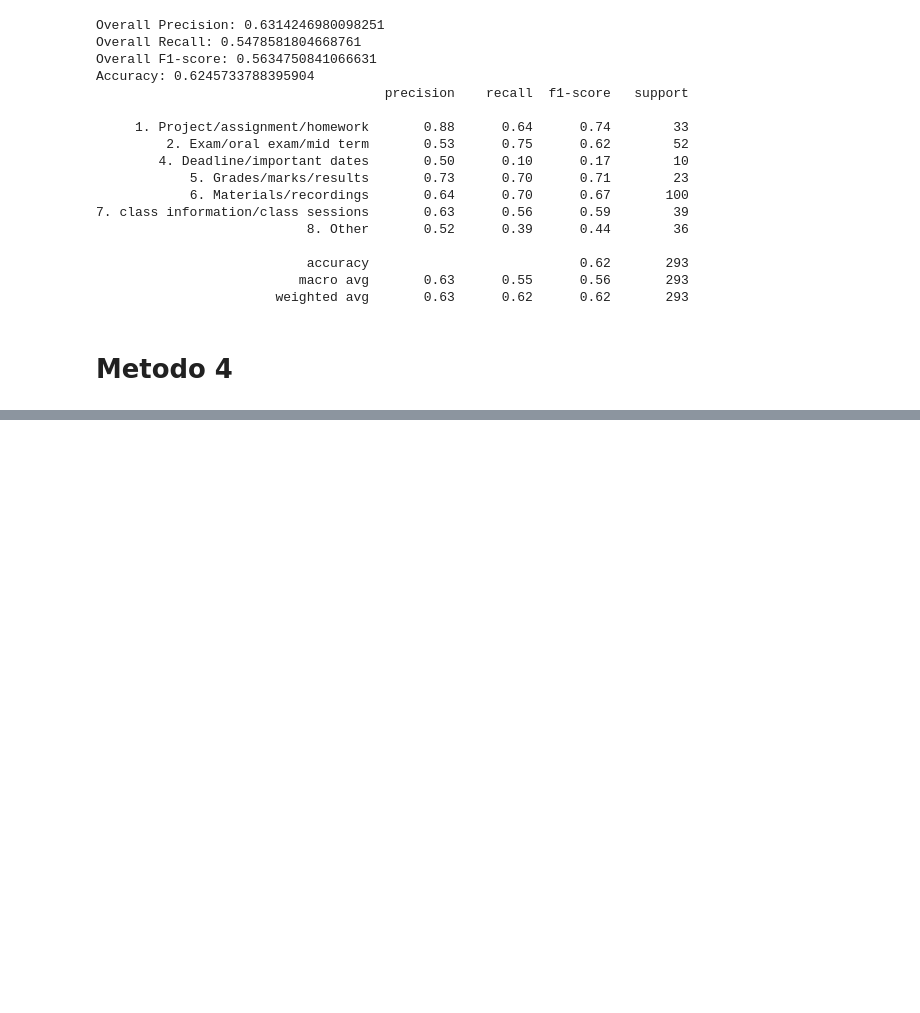
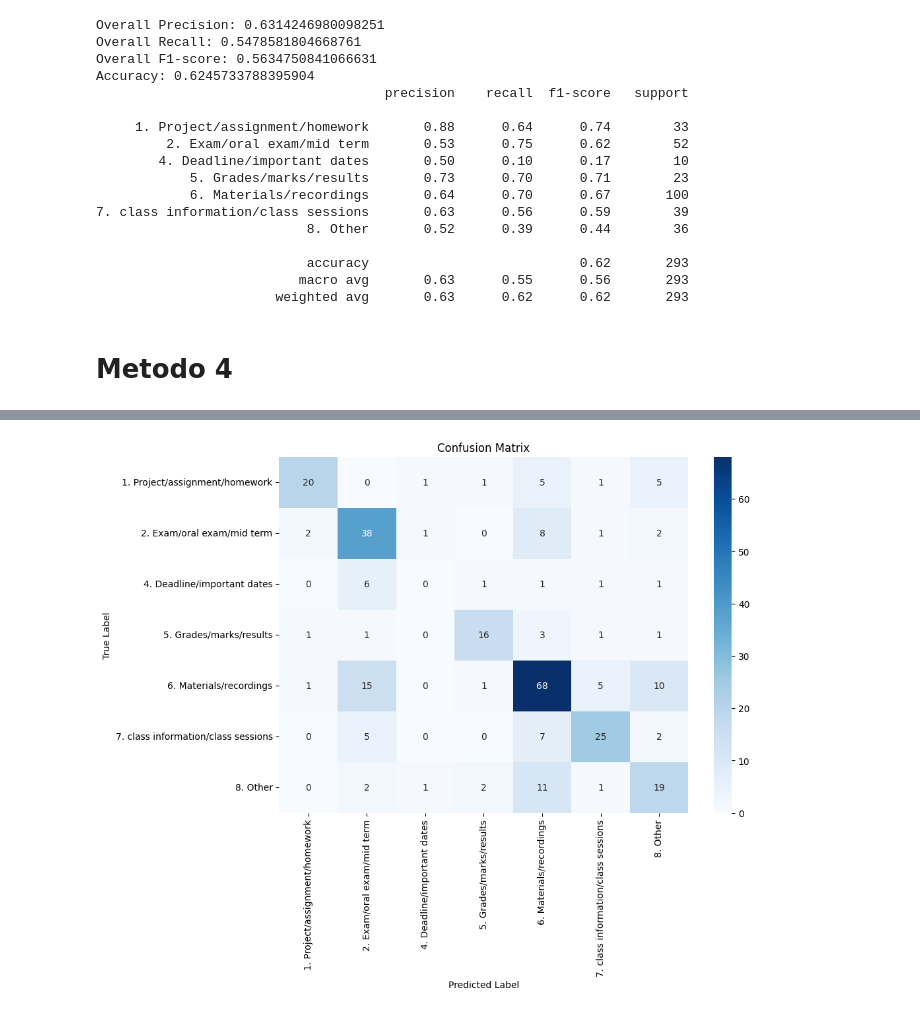
Before and after one commit to amirmosio/telegram-event-detection, a Jupyter notebook: TFIDF_Methods_For_Topic_Classification.ipynb, the cells around one changed output, grey strips where cells are left out. Saved outputs shown, nothing was run; the diff lists cells and outputs as text; code cells hidden in the pictures; blank space fills up the shorter version.

```diff
--- a/TFIDF_Methods_For_Topic_Classification.ipynb
+++ b/TFIDF_Methods_For_Topic_Classification.ipynb
@@ -490,0 +561,33 @@ Fitting 5 folds for each of 108 candidates, totalling 540 fits
+# %%
+# Dividi il dataset in set di addestramento e di test in modo stratificato
+X_train, X_test, y_train, y_test = train_test_split(X, y, test_size=0.2, random_state=42, stratify=y)
+
+# Definisci il pipeline per il preprocessing e la modellazione
+pipeline = ImbPipeline([
+    ('vectorizer', TfidfVectorizer(ngram_range=(1, 2))),
+    ('smote', SMOTE(random_state=42)),
+    ('classifier', VotingClassifier(
+        estimators=[
+            ('svm', SVC(C=1, gamma=0.01, kernel='linear', class_weight='balanced')),
+            ('rf', RandomForestClassifier(n_estimators=100, class_weight='balanced')),
+            ('lr', LogisticRegression(class_weight='balanced'))
+        ],
+        voting='hard'
+    ))
+])
+
+# Definisci la griglia di iperparametri per la ricerca a griglia
+param_grid = {
+    'classifier__svm__C': [0.1, 1, 10],
+    'classifier__svm__gamma': [1, 0.1, 0.01],
+    'classifier__svm__kernel': ['rbf', 'linear'],
+    'classifier__rf__n_estimators': [100, 200],
+    'classifier__lr__C': [0.1, 1, 10]
+}
+
+# Ricerca a griglia con cross-validation
+grid = GridSearchCV(pipeline, param_grid, refit=True, verbose=2, n_jobs=-1, cv=5)
+grid.fit(X_train, y_train)
+
+# Fai previsioni sul set di test
+y_pred = grid.predict(X_test)
@@ -536,0 +644,11 @@ Accuracy: 0.6416382252559727
+# %%
+# Confusion Matrix
+cm = confusion_matrix(y_test, y_pred)
+plt.figure(figsize=(10,7))
+sns.heatmap(cm, annot=True, fmt='d', cmap='Blues', xticklabels=grid.classes_, yticklabels=grid.classes_)
+plt.ylabel('True Label')
+plt.xlabel('Predicted Label')
+plt.title('Confusion Matrix')
+plt.show()
+# %% [output]
+[figure, added]
```
Also changed, not shown: parts of 21 cells of this notebook, 2 other files.
